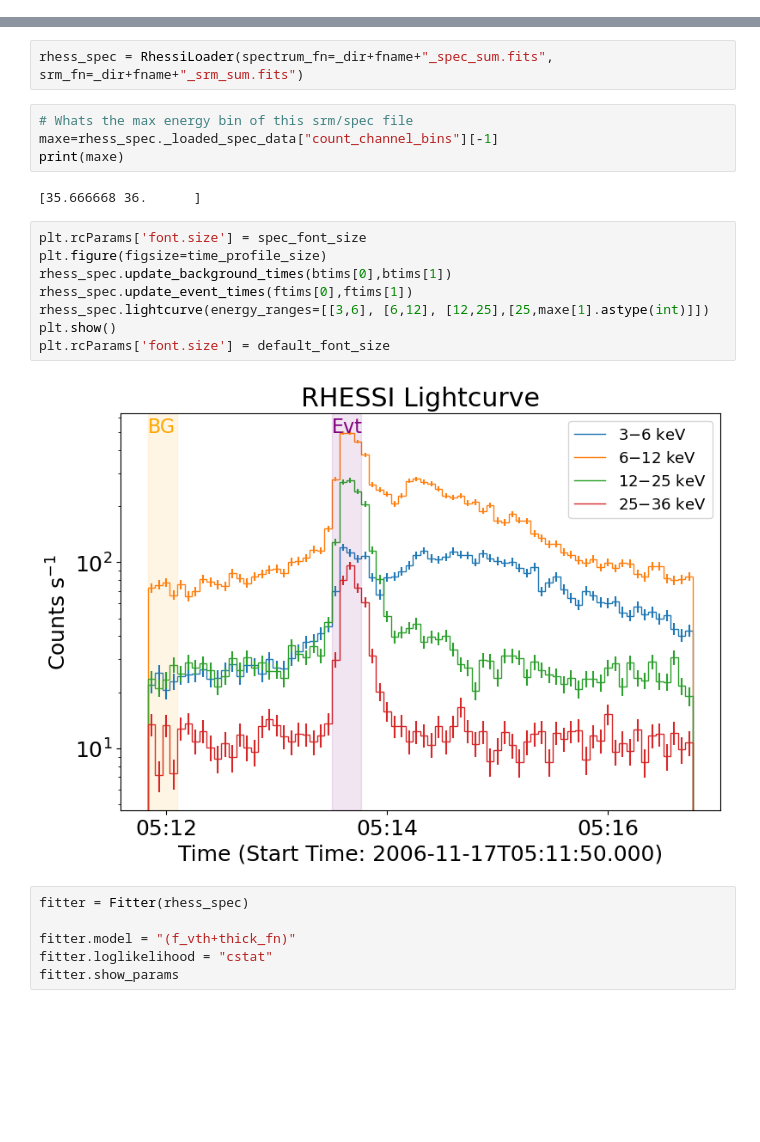
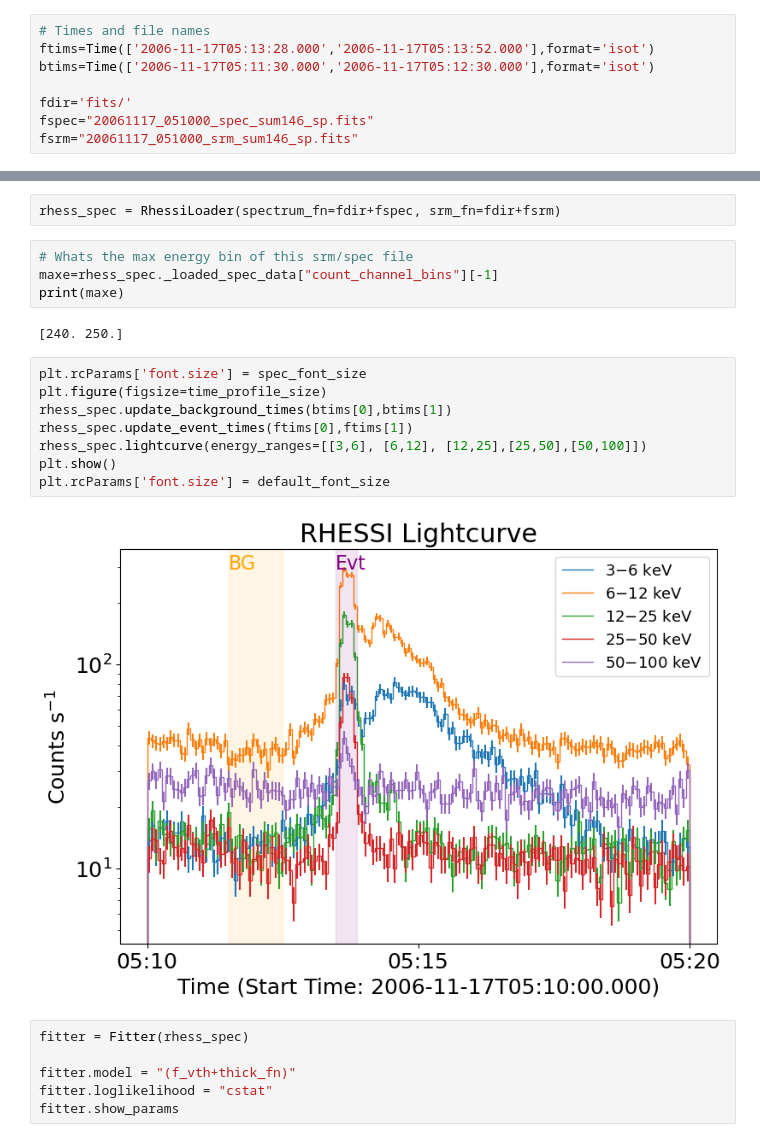
Before and after one commit to ianan/sks_examples, a Jupyter notebook: sks_fit_rhessi_weeflare.ipynb, the cells around one changed output, grey strips where cells are left out. Drawn from its saved outputs; the diff is of its cells as text; blank space fills up the shorter version.

```diff
--- a/sks_fit_rhessi_weeflare.ipynb
+++ b/sks_fit_rhessi_weeflare.ipynb
@@ -65,3 +23,11 @@ print(btims)
+# %%
+# Times and file names
+ftims=Time(['2006-11-17T05:13:28.000','2006-11-17T05:13:52.000'],format='isot')
+btims=Time(['2006-11-17T05:11:30.000','2006-11-17T05:12:30.000'],format='isot')
+
+fdir='fits/'
+fspec="20061117_051000_spec_sum146_sp.fits"
+fsrm="20061117_051000_srm_sum146_sp.fits"
 # %%
 # Some setup for sunxspex
 time_profile_size = (9,6)
@@ -89,21 +40,21 @@ fits/20061117_051338_srm_sum.fits
-# %%
-rhess_spec = RhessiLoader(spectrum_fn=_dir+fname+"_spec_sum.fits", srm_fn=_dir+fname+"_srm_sum.fits")
+# %%
+rhess_spec = RhessiLoader(spectrum_fn=fdir+fspec, srm_fn=fdir+fsrm)
 # %%
 # Whats the max energy bin of this srm/spec file
 maxe=rhess_spec._loaded_spec_data["count_channel_bins"][-1]
 print(maxe)
 # %% [output]
-[35.666668 36.      ]
+[240. 250.]
 # %%
 plt.rcParams['font.size'] = spec_font_size
 plt.figure(figsize=time_profile_size)
 rhess_spec.update_background_times(btims[0],btims[1])
 rhess_spec.update_event_times(ftims[0],ftims[1])
-rhess_spec.lightcurve(energy_ranges=[[3,6], [6,12], [12,25],[25,maxe[1].astype(int)]])
+rhess_spec.lightcurve(energy_ranges=[[3,6], [6,12], [12,25],[25,50],[50,100]])
 plt.show()
 plt.rcParams['font.size'] = default_font_size
 # %% [output]
-[figure, old version]
+[figure, new version]
 # %%
 fitter = Fitter(rhess_spec)
 
```
Also changed, not shown: parts of 14 cells of this notebook, 4 other files.
